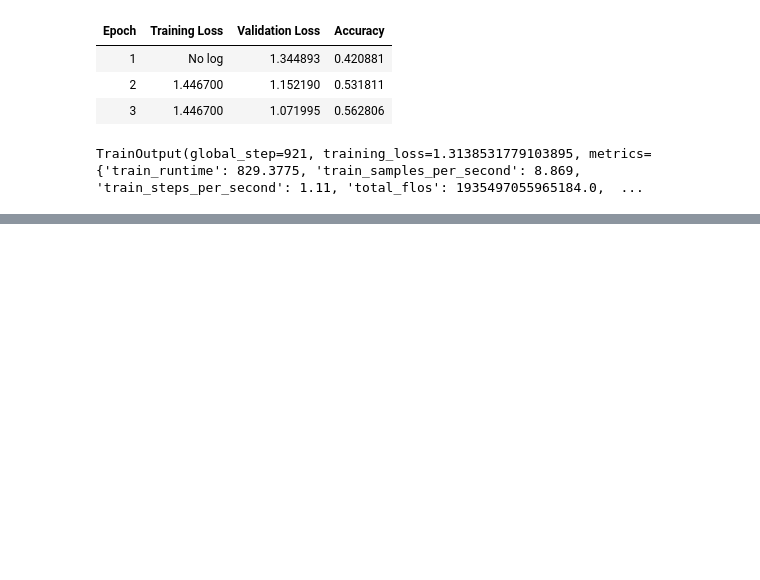
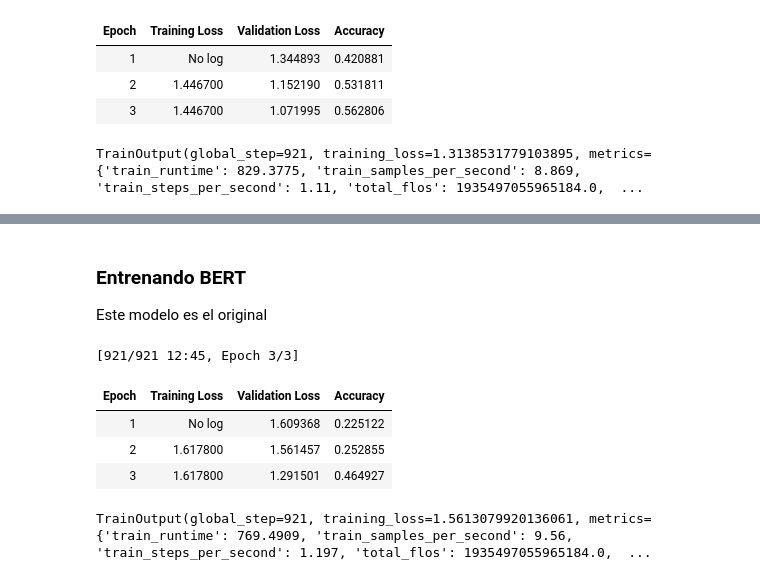
Before and after one commit to candemas97/hgmp-nlp-project, a Jupyter notebook: entregas/entrega2/clasificacion_lexica/bert/main_bert.ipynb, the cells around one changed output, grey strips where cells are left out. Drawn from its saved outputs; the diff is of its cells as text; code cells hidden in the pictures; blank space fills up the shorter version.

```diff
--- a/entregas/entrega2/clasificacion_lexica/bert/main_bert.ipynb
+++ b/entregas/entrega2/clasificacion_lexica/bert/main_bert.ipynb
@@ -696,0 +1038,35 @@ TrainOutput(global_step=921, training_loss=1.3138531779103895, metrics={'train_r
+# %%
+import numpy as np
+import evaluate
+
+metric = evaluate.load("accuracy")
+# %%
+def compute_metrics(eval_pred):
+    logits, labels = eval_pred
+    predictions = np.argmax(logits, axis=-1)
+    return metric.compute(predictions=predictions, references=labels)
+# %%
+from transformers import TrainingArguments, Trainer
+
+training_args = TrainingArguments(output_dir="test_trainer", evaluation_strategy="epoch")
+# %% [markdown]
+### **Entrenando BERT**
+
+Este modelo es el original
+# %%
+trainer = Trainer(
+    model=model,
+    args=training_args,
+    train_dataset=tokenized_datasets["train"],
+    eval_dataset=tokenized_datasets["test"],
+    compute_metrics=compute_metrics,
+)
+# %%
+trainer.train()
+# %% [output]
+[921/921 12:45, Epoch 3/3]
+| Epoch | Training Loss | Validation Loss | Accuracy |
+| 1 | No log | 1.609368 | 0.225122 |
+| 2 | 1.617800 | 1.561457 | 0.252855 |
+| 3 | 1.617800 | 1.291501 | 0.464927 |
+TrainOutput(global_step=921, training_loss=1.5613079920136061, metrics={'train_runtime': 769.4909, 'train_samples_per_second': 9.56, 'train_steps_per_second': 1.197, 'total_flos': 1935497055965184.0,  ...
```
Also changed, not shown: parts of 75 cells of this notebook.
